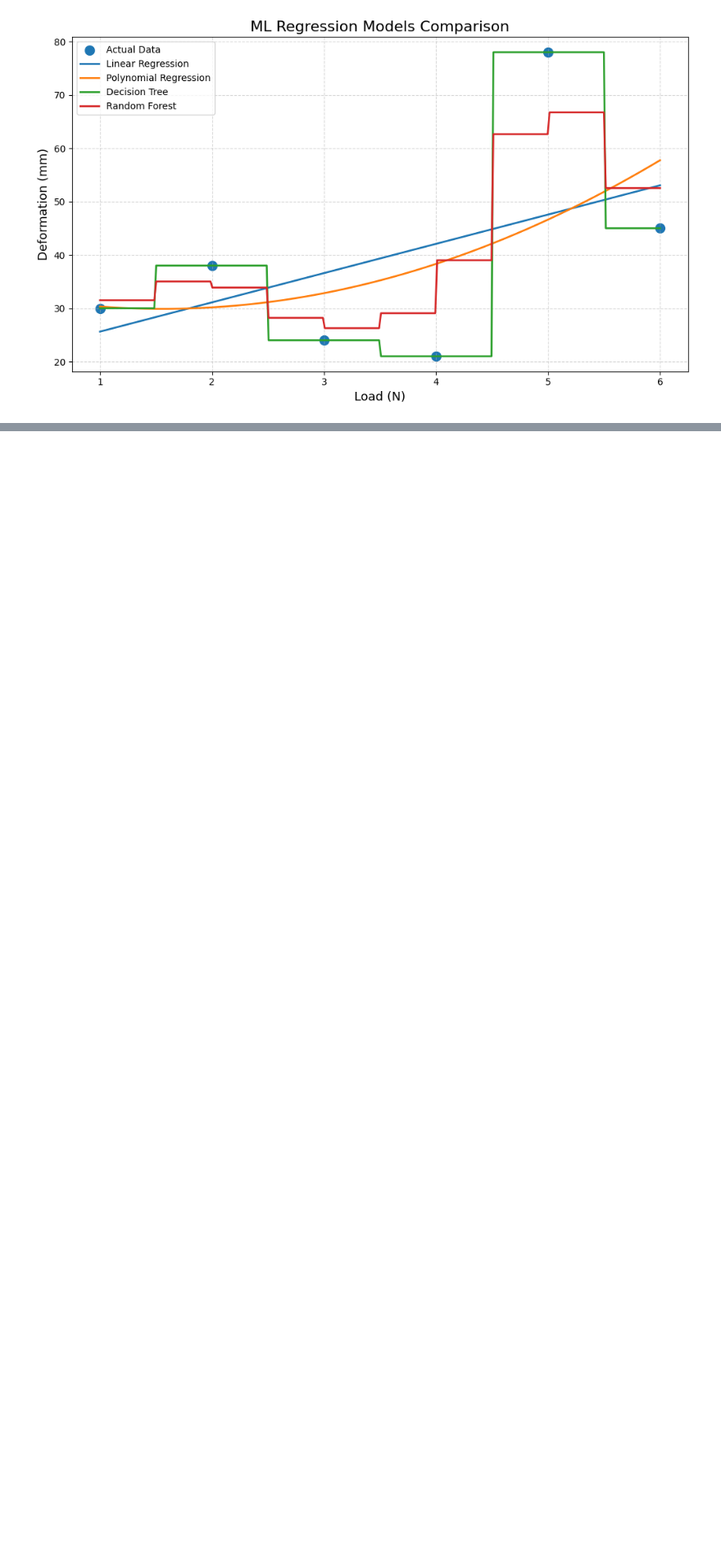
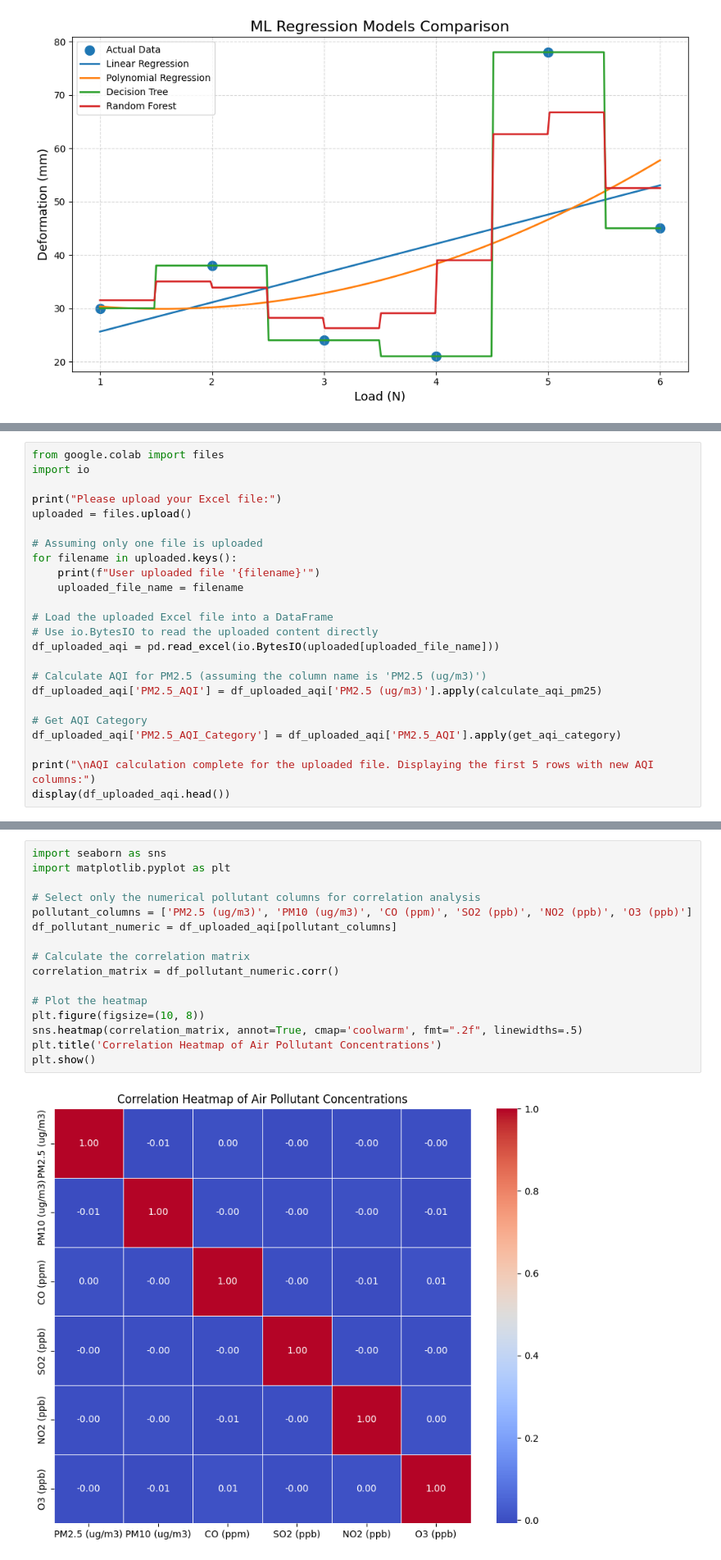
Before and after one commit to tanveerratul34/Practice-, a Jupyter notebook: Untitled0.ipynb, the cells around one changed output, grey strips where cells are left out. Shown at 82% size. Cells and saved outputs as stored; diff of their text form; blank space fills up the shorter version.

```diff
--- a/Untitled0.ipynb
+++ b/Untitled0.ipynb
@@ -358,0 +579,24 @@ Model Performance:
+# %%
+from google.colab import files
+import io
+
+print("Please upload your Excel file:")
+uploaded = files.upload()
+
+# Assuming only one file is uploaded
+for filename in uploaded.keys():
+    print(f"User uploaded file '{filename}'")
+    uploaded_file_name = filename
+
+# Load the uploaded Excel file into a DataFrame
+# Use io.BytesIO to read the uploaded content directly
+df_uploaded_aqi = pd.read_excel(io.BytesIO(uploaded[uploaded_file_name]))
+
+# Calculate AQI for PM2.5 (assuming the column name is 'PM2.5 (ug/m3)')
+df_uploaded_aqi['PM2.5_AQI'] = df_uploaded_aqi['PM2.5 (ug/m3)'].apply(calculate_aqi_pm25)
+
+# Get AQI Category
+df_uploaded_aqi['PM2.5_AQI_Category'] = df_uploaded_aqi['PM2.5_AQI'].apply(get_aqi_category)
+
+print("\nAQI calculation complete for the uploaded file. Displaying the first 5 rows with new AQI columns:")
+display(df_uploaded_aqi.head())
@@ -358,0 +616,18 @@ Model Performance:
+# %%
+import seaborn as sns
+import matplotlib.pyplot as plt
+
+# Select only the numerical pollutant columns for correlation analysis
+pollutant_columns = ['PM2.5 (ug/m3)', 'PM10 (ug/m3)', 'CO (ppm)', 'SO2 (ppb)', 'NO2 (ppb)', 'O3 (ppb)']
+df_pollutant_numeric = df_uploaded_aqi[pollutant_columns]
+
+# Calculate the correlation matrix
+correlation_matrix = df_pollutant_numeric.corr()
+
+# Plot the heatmap
+plt.figure(figsize=(10, 8))
+sns.heatmap(correlation_matrix, annot=True, cmap='coolwarm', fmt=".2f", linewidths=.5)
+plt.title('Correlation Heatmap of Air Pollutant Concentrations')
+plt.show()
+# %% [output]
+[figure, added]
```
Also changed, not shown: parts of 10 cells of this notebook.
